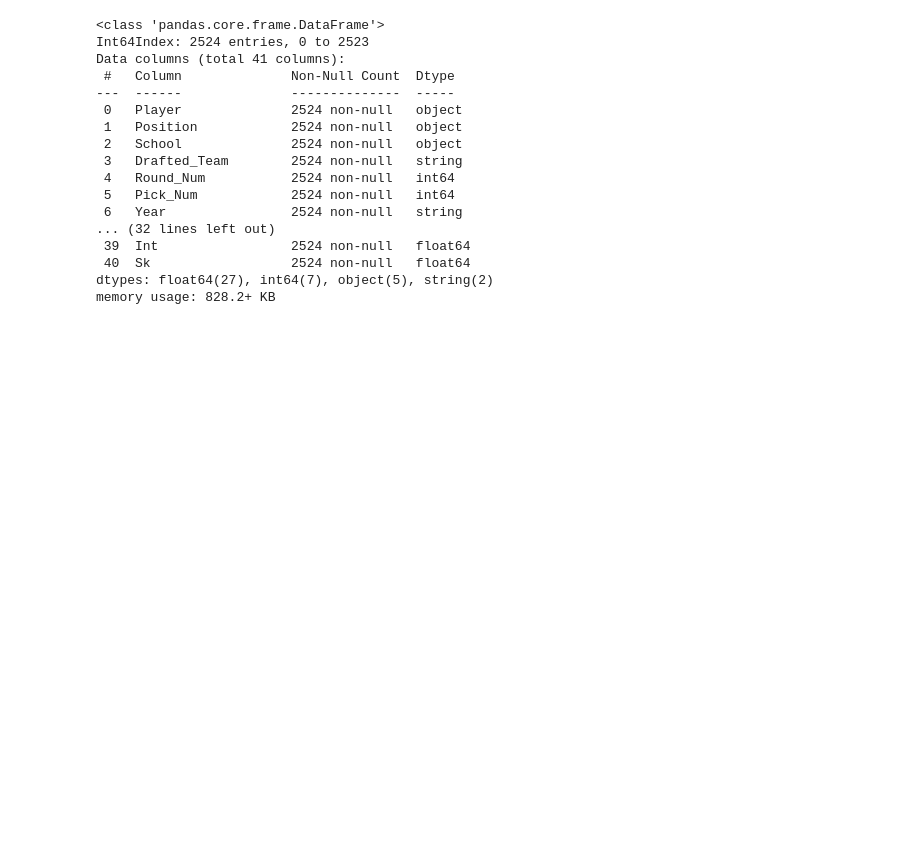
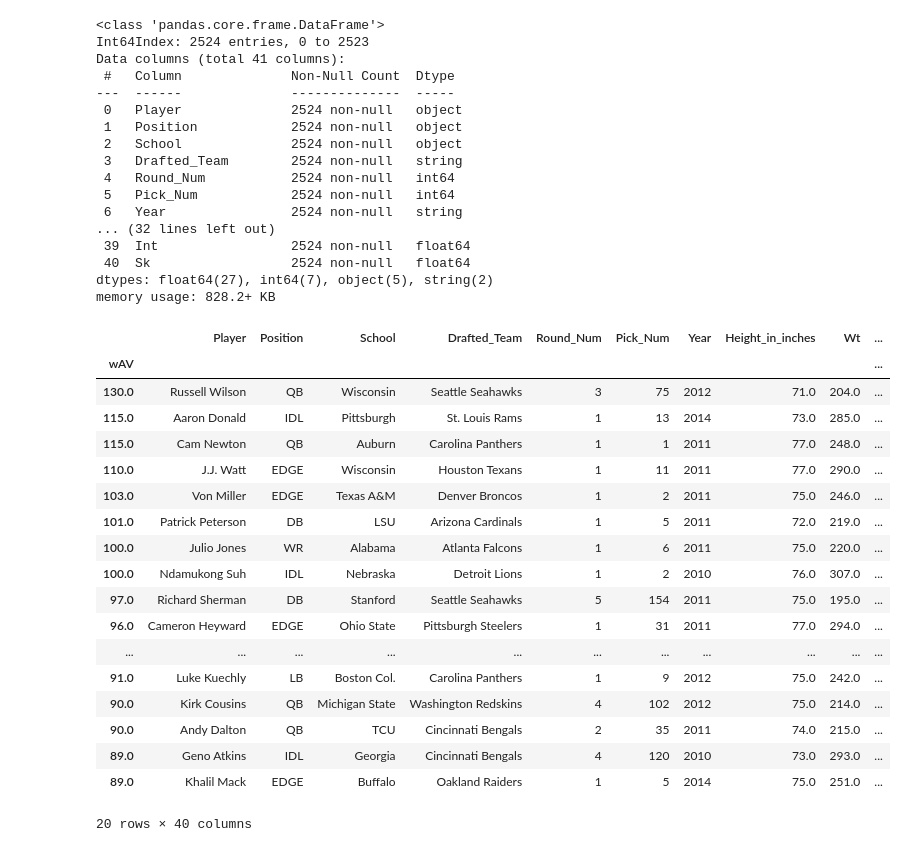
Before and after one commit to Domgraz/NFL_Combine_Draft_EDA, a Jupyter notebook: NFL_Draft.ipynb, the cells around one changed output. Saved outputs shown, nothing was run; the diff lists cells and outputs as text; code cells hidden in the pictures; blank space fills up the shorter version.

Commit message:
added approx val

```diff
--- a/NFL_Draft.ipynb
+++ b/NFL_Draft.ipynb
@@ -581,3 +581,29 @@ Data columns (total 41 columns):
  40  Sk                  2524 non-null   float64
 dtypes: float64(27), int64(7), object(5), string(2)
 memory usage: 828.2+ KB
+# %%
+approx_val_df = draft_combine_df[draft_combine_df['wAV']>0.0]
+approx_val_df = approx_val_df.set_index('wAV')
+# %%
+approx_val_df = approx_val_df.sort_index(ascending= False)
+approx_val_df.head(20)
+# %% [output]
+|  | Player | Position | School | Drafted_Team | Round_Num | Pick_Num | Year | Height_in_inches | Wt | ... |
+| wAV |  |  |  |  |  |  |  |  |  | ... |
+| 130.0 | Russell Wilson | QB | Wisconsin | Seattle Seahawks | 3 | 75 | 2012 | 71.0 | 204.0 | ... |
+| 115.0 | Aaron Donald | IDL | Pittsburgh | St. Louis Rams | 1 | 13 | 2014 | 73.0 | 285.0 | ... |
+| 115.0 | Cam Newton | QB | Auburn | Carolina Panthers | 1 | 1 | 2011 | 77.0 | 248.0 | ... |
+| 110.0 | J.J. Watt | EDGE | Wisconsin | Houston Texans | 1 | 11 | 2011 | 77.0 | 290.0 | ... |
+| 103.0 | Von Miller | EDGE | Texas A&M | Denver Broncos | 1 | 2 | 2011 | 75.0 | 246.0 | ... |
+| 101.0 | Patrick Peterson | DB | LSU | Arizona Cardinals | 1 | 5 | 2011 | 72.0 | 219.0 | ... |
+| 100.0 | Julio Jones | WR | Alabama | Atlanta Falcons | 1 | 6 | 2011 | 75.0 | 220.0 | ... |
+| 100.0 | Ndamukong Suh | IDL | Nebraska | Detroit Lions | 1 | 2 | 2010 | 76.0 | 307.0 | ... |
+| 97.0 | Richard Sherman | DB | Stanford | Seattle Seahawks | 5 | 154 | 2011 | 75.0 | 195.0 | ... |
+| 96.0 | Cameron Heyward | EDGE | Ohio State | Pittsburgh Steelers | 1 | 31 | 2011 | 77.0 | 294.0 | ... |
+| ... | ... | ... | ... | ... | ... | ... | ... | ... | ... | ... |
+| 91.0 | Luke Kuechly | LB | Boston Col. | Carolina Panthers | 1 | 9 | 2012 | 75.0 | 242.0 | ... |
+| 90.0 | Kirk Cousins | QB | Michigan State | Washington Redskins | 4 | 102 | 2012 | 75.0 | 214.0 | ... |
+| 90.0 | Andy Dalton | QB | TCU | Cincinnati Bengals | 2 | 35 | 2011 | 74.0 | 215.0 | ... |
+| 89.0 | Geno Atkins | IDL | Georgia | Cincinnati Bengals | 4 | 120 | 2010 | 73.0 | 293.0 | ... |
+| 89.0 | Khalil Mack | EDGE | Buffalo | Oakland Raiders | 1 | 5 | 2014 | 75.0 | 251.0 | ... |
+20 rows × 40 columns
```
